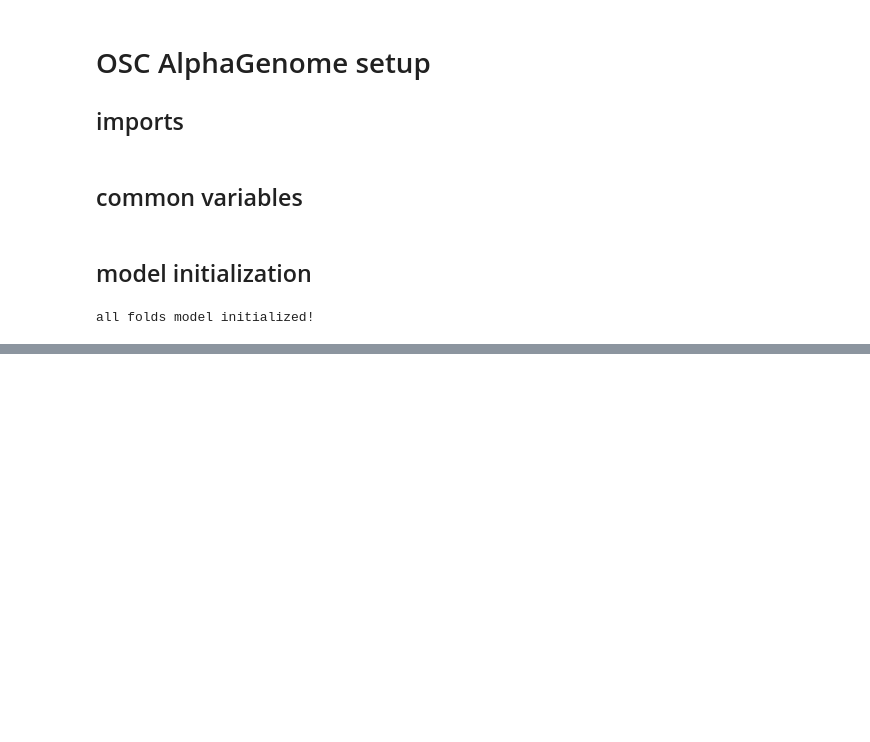
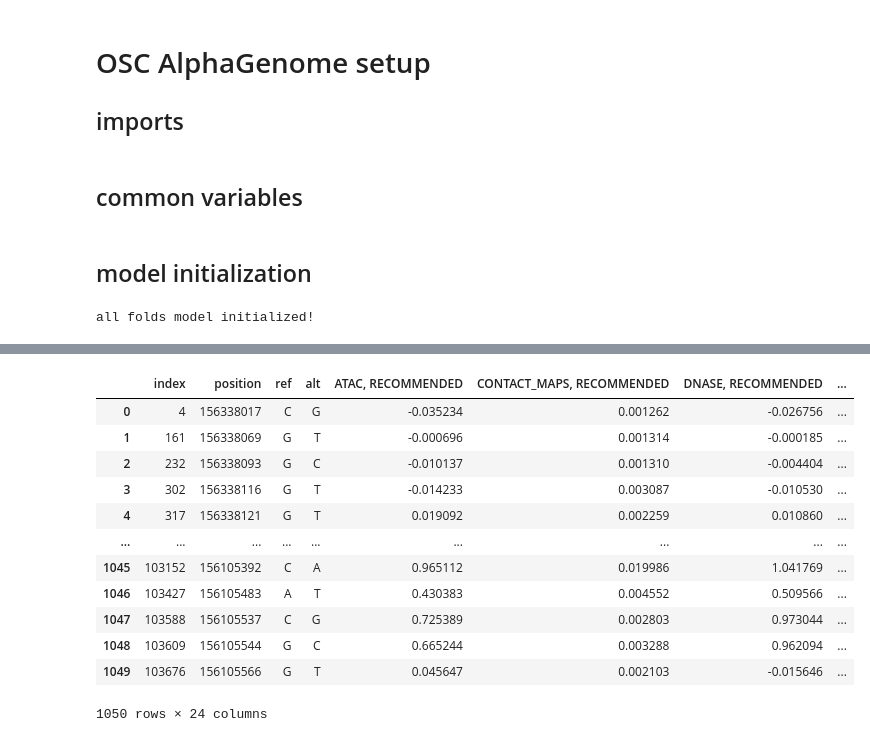
Before and after one commit to cralbers/variant-effects, a Jupyter notebook: osc/ISM_analysis.ipynb, the cells around one changed output, grey strips where cells are left out. Cells and saved outputs as stored; diff of their text form; code cells hidden in the pictures; blank space fills up the shorter version.

```diff
--- a/osc/ISM_analysis.ipynb
+++ b/osc/ISM_analysis.ipynb
@@ -111,0 +243,12 @@ df.head(20)
+# %%
+SCORE_COL = 'RNA_SEQ, RECOMMENDED'
+
+# Top 1% by |quantile_score| within each output_type (extreme pos or neg)
+q = 0.99
+
+abs_score = ism_df[SCORE_COL].abs()
+ism_thresh = abs_score.groupby(ism_df['ccre_id']).transform('quantile', q=q)
+ism_df_top1 = ism_df[abs_score >= ism_thresh].copy().reset_index()
+
+print(ism_df.groupby('ccre_id').size().rename('n_all').to_frame()
+      .join(ism_df_top1.groupby('ccre_id').size().rename('n_top1%')))
@@ -111,0 +273,16 @@ df.head(20)
+# %%
+ism_df_top1
+# %% [output]
+|  | index | position | ref | alt | ATAC, RECOMMENDED | CONTACT_MAPS, RECOMMENDED | DNASE, RECOMMENDED | ... |
+| 0 | 4 | 156338017 | C | G | -0.035234 | 0.001262 | -0.026756 | ... |
+| 1 | 161 | 156338069 | G | T | -0.000696 | 0.001314 | -0.000185 | ... |
+| 2 | 232 | 156338093 | G | C | -0.010137 | 0.001310 | -0.004404 | ... |
+| 3 | 302 | 156338116 | G | T | -0.014233 | 0.003087 | -0.010530 | ... |
+| 4 | 317 | 156338121 | G | T | 0.019092 | 0.002259 | 0.010860 | ... |
+| ... | ... | ... | ... | ... | ... | ... | ... | ... |
+| 1045 | 103152 | 156105392 | C | A | 0.965112 | 0.019986 | 1.041769 | ... |
+| 1046 | 103427 | 156105483 | A | T | 0.430383 | 0.004552 | 0.509566 | ... |
+| 1047 | 103588 | 156105537 | C | G | 0.725389 | 0.002803 | 0.973044 | ... |
+| 1048 | 103609 | 156105544 | G | C | 0.665244 | 0.003288 | 0.962094 | ... |
+| 1049 | 103676 | 156105566 | G | T | 0.045647 | 0.002103 | -0.015646 | ... |
+1050 rows × 24 columns
```
Also changed, not shown: parts of 16 cells of this notebook, 3 other files.
